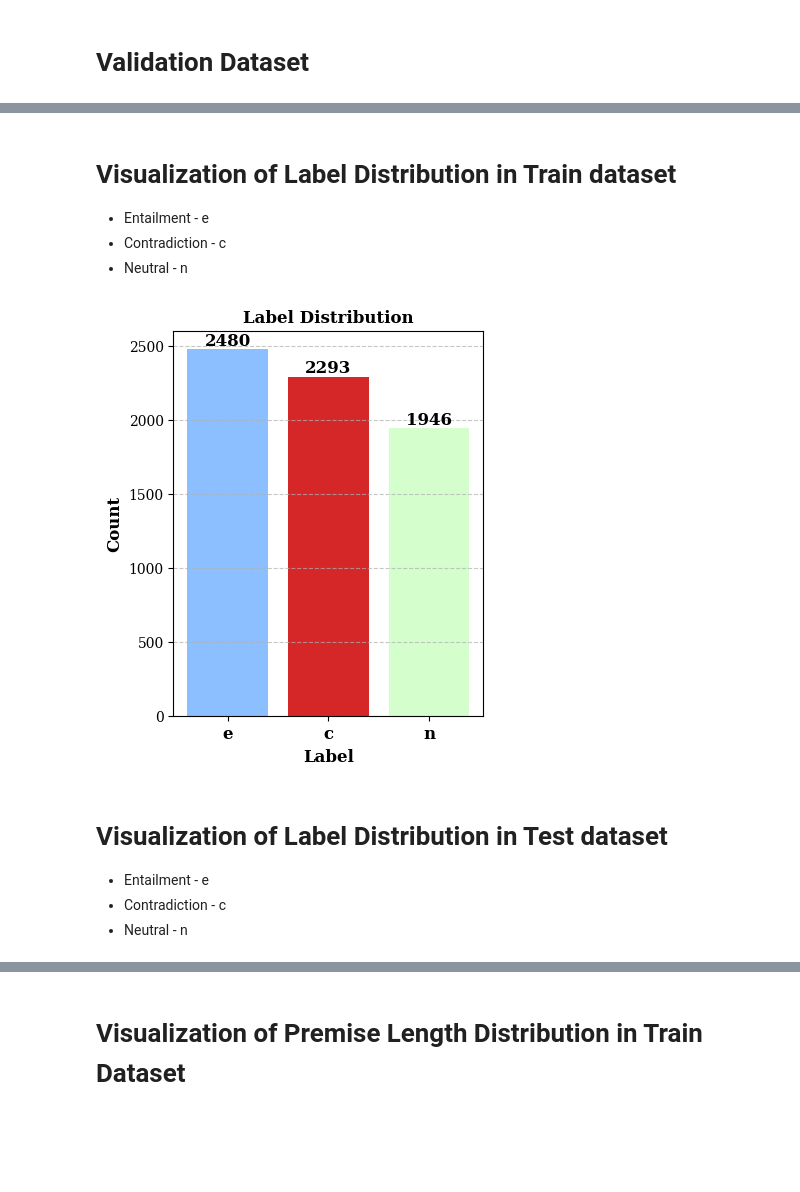
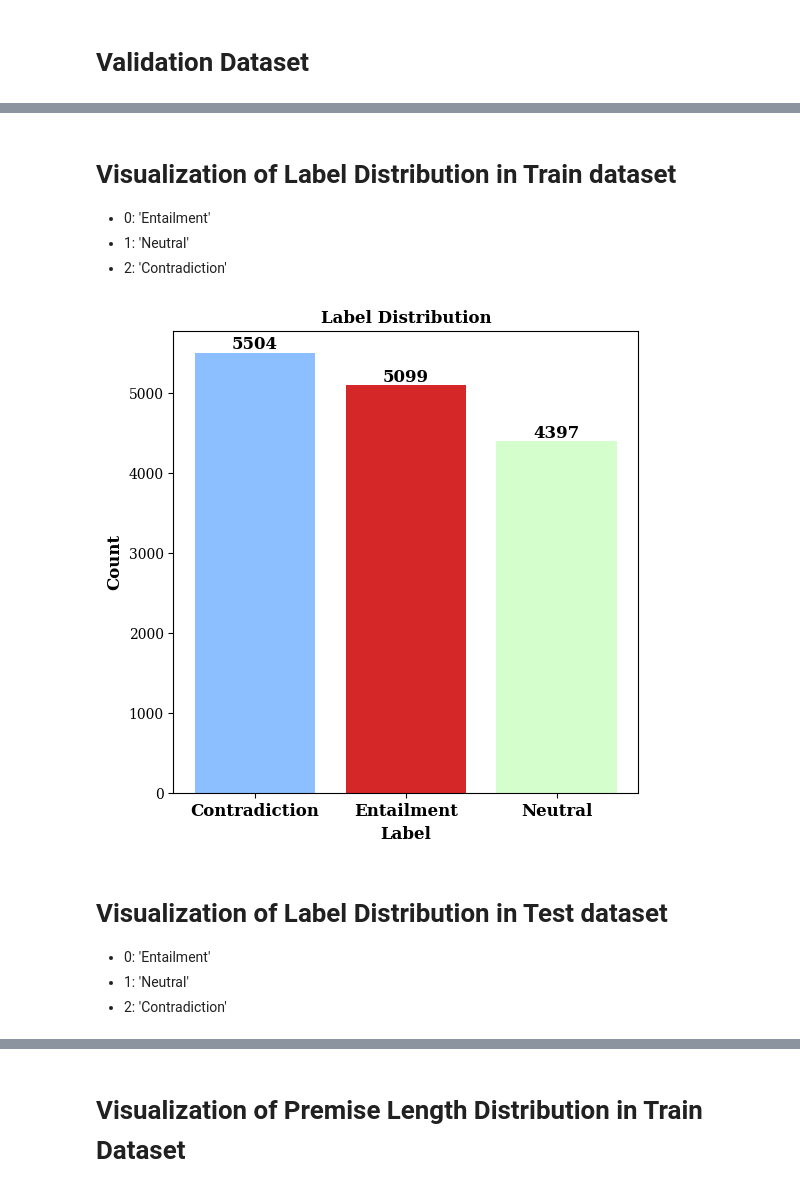
Before and after one commit to fatemafaria142/Natural-Language-Understanding-in-English-with-MultiNLI-Corpus, a Jupyter notebook: Natural_Language_Inference_using_mBERT.ipynb, the cells around one changed output, grey strips where cells are left out. Drawn from its saved outputs; the diff is of its cells as text; code cells hidden in the pictures; blank space fills up the shorter version.

```diff
--- a/Natural_Language_Inference_using_mBERT.ipynb
+++ b/Natural_Language_Inference_using_mBERT.ipynb
@@ -17,0 +41,4 @@ Mounted at /content/drive
+# %%
+from datasets import load_dataset
+
+dataset = load_dataset("multi_nli")
@@ -31,0 +54,21 @@ df_train.head()
+# %%
+# Access train data
+train_data = dataset['train']
+
+# Create a DataFrame from the dataset
+df_train = pd.DataFrame(train_data[:15000])  # Taking the first 15,000 rows
+
+# Map numeric labels to textual representations
+label_map = {
+    2: 'Contradiction',
+    0: 'Entailment',
+    1: 'Neutral'
+}
+
+df_train['label'] = df_train['label'].map(label_map)
+
+# Keep only 'premise', 'hypothesis', and 'label' columns
+df_train = df_train[['premise', 'hypothesis', 'label']]
+
+# Display the modified DataFrame with the selected columns
+df_train.head()
@@ -60,46 +142,46 @@ df_validation.head()
 # %% [markdown]
 # **Visualization of Label Distribution in Train dataset**
-* Entailment - e
-* Contradiction - c
-* Neutral - n
+* 0: 'Entailment'
+* 1: 'Neutral'
+* 2: 'Contradiction'
 # %%
 label_counts = df_train['label'].value_counts()
 
 # Define custom colors for the bars ('e', 'c', and 'n')
 custom_colors = ['#8cbfff', '#d62728','#d4ffcc']
 
 # Define custom font dictionary for title and labels
 font = {'family': 'Serif', 'weight': 'bold', 'size': 12}
 
-plt.figure(figsize=(4, 5))
+plt.figure(figsize=(6, 6))
 
 # Create bar plot with grid
 bars = plt.bar(label_counts.index, label_counts.values, color=custom_colors)
-plt.grid(axis='y', linestyle='--', alpha=0.7)
+#plt.grid(axis='y', linestyle='--', alpha=0.7)
 
 # Set title and axis labels using custom fontdict
 plt.title('Label Distribution', fontdict=font)
 plt.xlabel('Label', fontdict=font)
 plt.ylabel('Count', fontdict=font)
 
 # Set custom font for ticks on both x and y axes
 plt.xticks(label_counts.index, label_counts.index, fontdict=font)
 plt.yticks(fontname='Serif', fontsize=10)
 
 # Adding annotations (count values) on top of each bar
 for bar, count in zip(bars, label_counts.values):
     plt.text(bar.get_x() + bar.get_width() / 2, bar.get_height(), str(count),
              ha='center', va='bottom', fontdict=font)
 
 # Show the plot
 plt.show()
 # %% [output]
-[figure, old version]
+[figure, new version]
 # %% [markdown]
 # **Visualization of Label Distribution in Test dataset**
-* Entailment - e
-* Contradiction - c
-* Neutral - n
+* 0: 'Entailment'
+* 1: 'Neutral'
+* 2: 'Contradiction'
 # %%
 label_counts = df_test['label'].value_counts()
 
```
Also changed, not shown: parts of 48 cells of this notebook.
